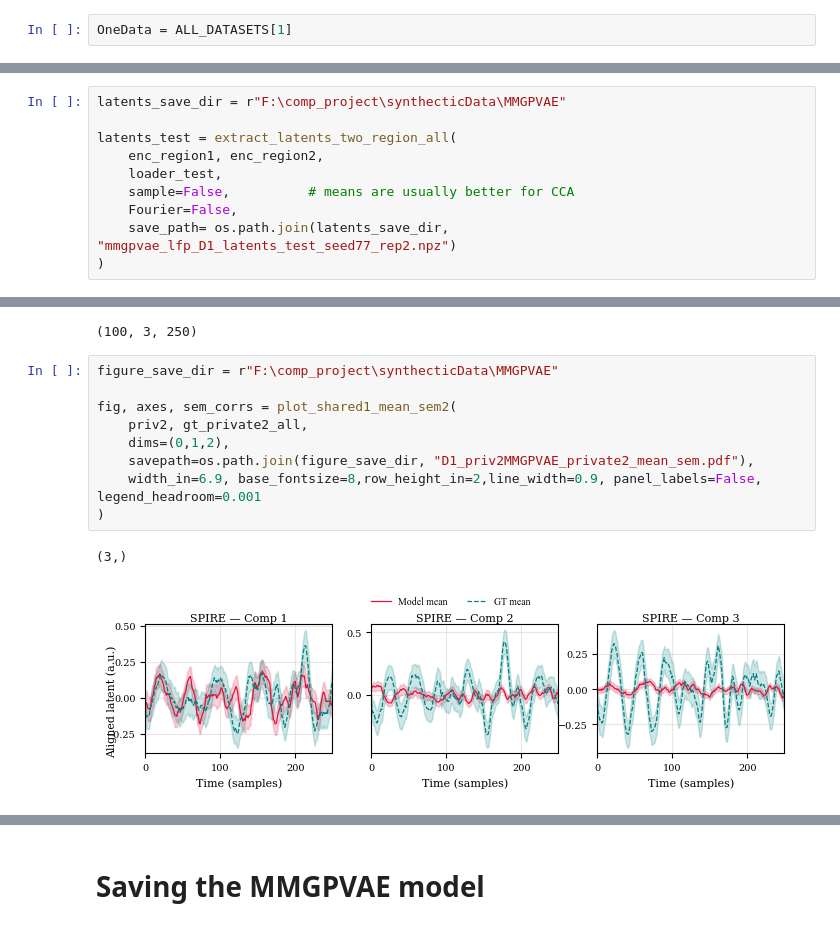
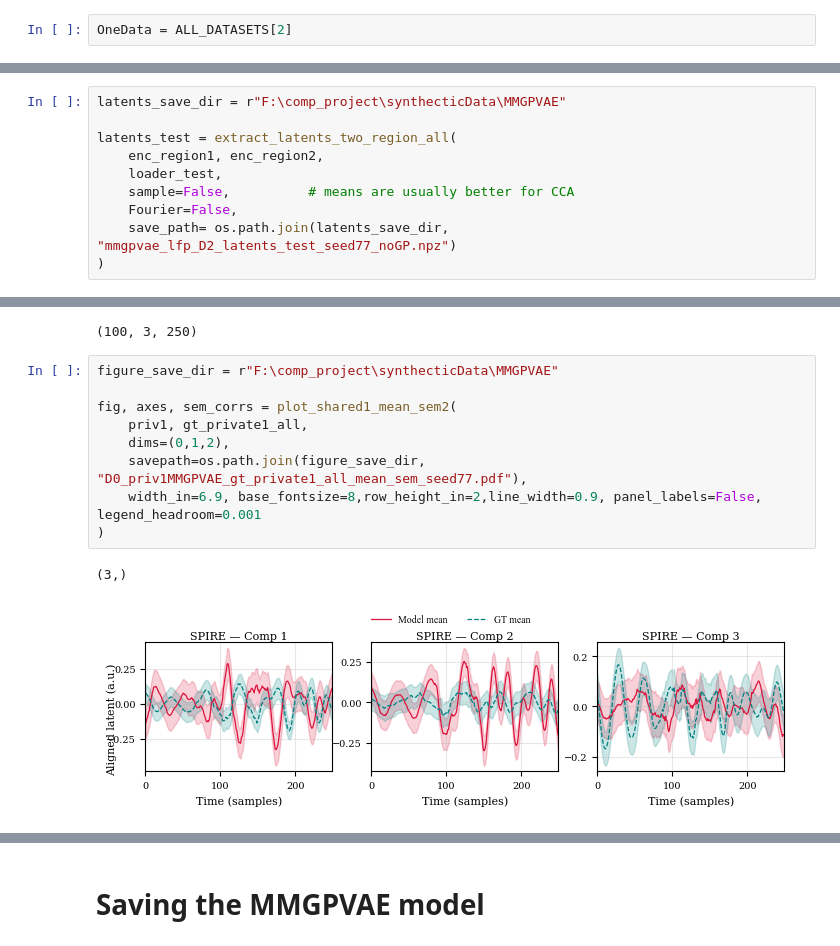
Before and after one commit to Rahil-Soroush/MM-GPVAE, a Jupyter notebook: MMGPVAE_synthetic_twoNeural.ipynb, the cells around one changed output, grey strips where cells are left out. Saved outputs shown, nothing was run; the diff lists cells and outputs as text.

```diff
--- a/MMGPVAE_synthetic_twoNeural.ipynb
+++ b/MMGPVAE_synthetic_twoNeural.ipynb
@@ -108,7 +108,7 @@ print(len(ALL_DATASETS), [d["regime"] for d in ALL_DATASETS])
 # %% [output]
 3 ['S0_linear_easy', 'S1_warp_gainbilin', 'D3_timevary_delay']
 # %%
-OneData = ALL_DATASETS[1]
+OneData = ALL_DATASETS[2]
 # %%
 from torch.utils.data import Dataset, DataLoader
 
@@ -380,6 +469,6 @@ latents_test = extract_latents_two_region_all(
     loader_test,
     sample=False,          # means are usually better for CCA
     Fourier=False,
-    save_path= os.path.join(latents_save_dir, "mmgpvae_lfp_D1_latents_test_seed77_rep2.npz")
+    save_path= os.path.join(latents_save_dir, "mmgpvae_lfp_D2_latents_test_seed77_noGP.npz")
 )
 # %% [output]
@@ -602,15 +691,15 @@ print(np.shape(gt_shared_base_all))
 # %%
 figure_save_dir = r"F:\comp_project\synthecticData\MMGPVAE"
 
 fig, axes, sem_corrs = plot_shared1_mean_sem2(
-    priv2, gt_private2_all,
+    priv1, gt_private1_all,
     dims=(0,1,2),
-    savepath=os.path.join(figure_save_dir, "D1_priv2MMGPVAE_private2_mean_sem.pdf"),
+    savepath=os.path.join(figure_save_dir, "D0_priv1MMGPVAE_gt_private1_all_mean_sem_seed77.pdf"),
     width_in=6.9, base_fontsize=8,row_height_in=2,line_width=0.9, panel_labels=False, legend_headroom=0.001
 )
 # %% [output]
 (3,)
-[figure, old version]
+[figure, new version]
 # %%
 for name, lat in [("shared", shared), ("priv1", priv1), ("priv2", priv2)]:
     for gt_name, gt in [
```
Also changed, not shown: parts of 8 cells of this notebook, 1 other file.
